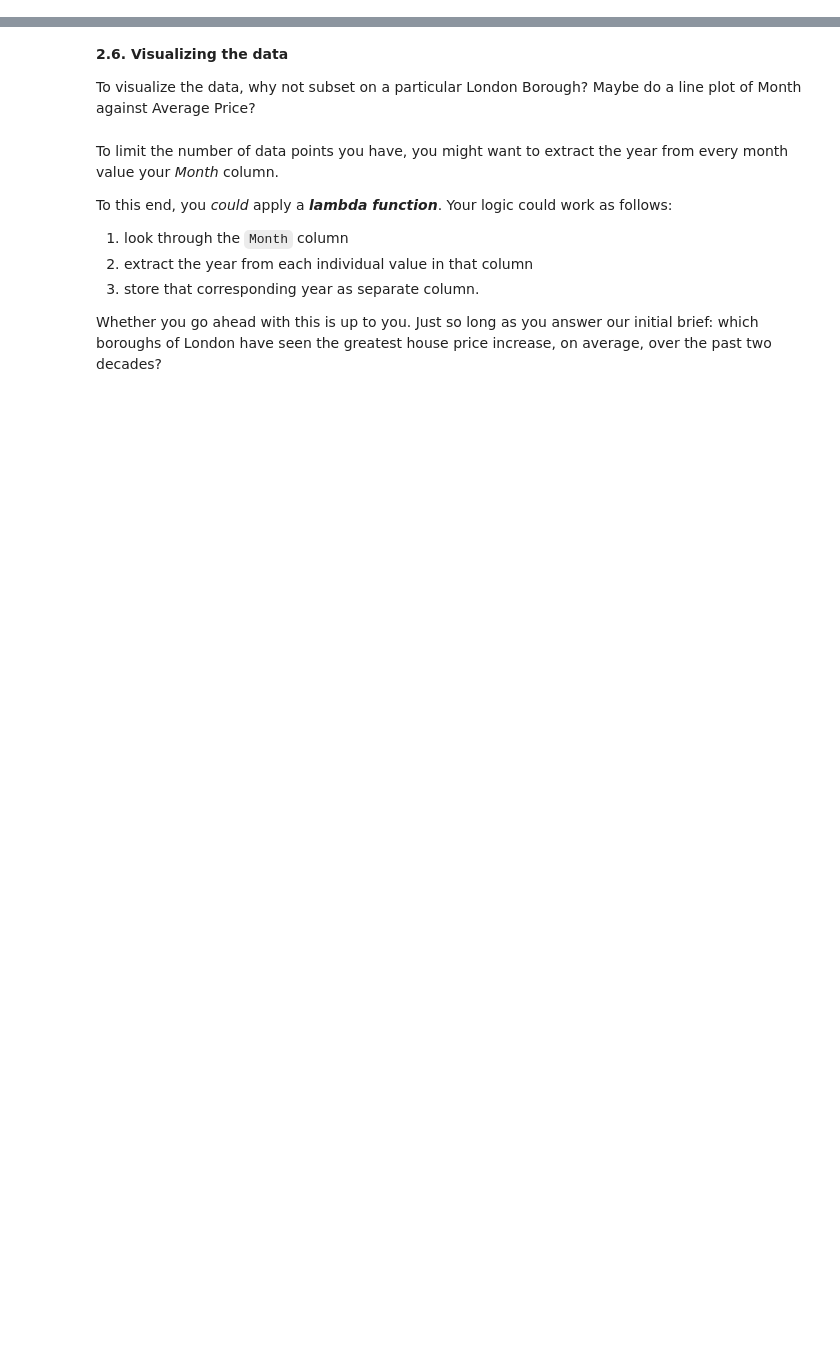
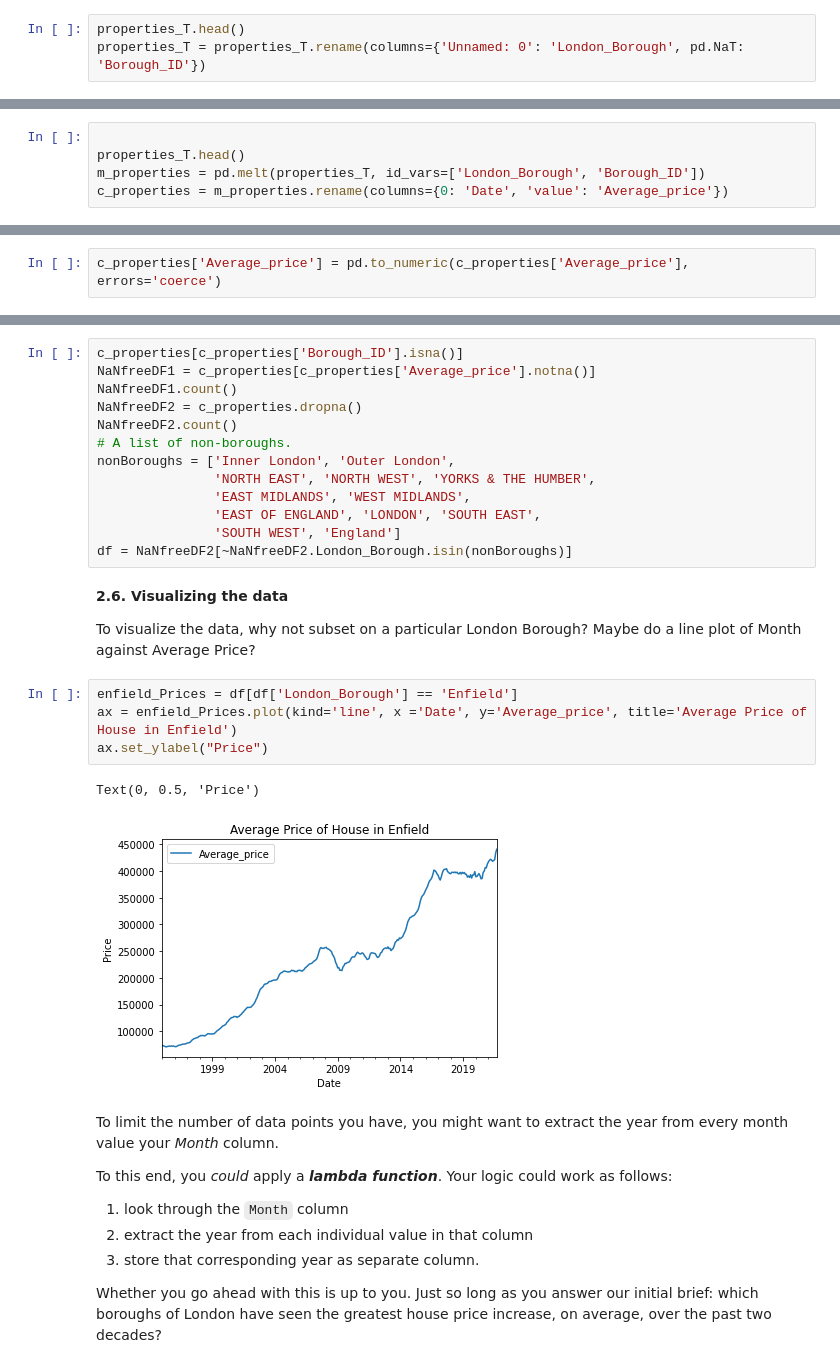
Before and after one commit to lruizarce/SB_Cap1, a Jupyter notebook: Unit 4 Challenge - Tier 3.ipynb, the cells around one changed output, grey strips where cells are left out. Cells and saved outputs as stored; diff of their text form; blank space fills up the shorter version.

Commit message:
finished Ploting and visuals

```diff
--- a/Unit 4 Challenge - Tier 3.ipynb
+++ b/Unit 4 Challenge - Tier 3.ipynb
@@ -137,24 +127,54 @@ df.reset_index
 **2.3. Cleaning the data (part 2)**
 
 You might we have to **rename** a couple columns. How do you do this? The clue's pretty bold...
+# %%
+properties_T.head()
+properties_T = properties_T.rename(columns={'Unnamed: 0': 'London_Borough', pd.NaT: 'Borough_ID'})
 # %% [markdown]
 **2.4.Transforming the data**
 
 Remember what Wes McKinney said about tidy data?
 
 You might need to **melt** your DataFrame here.
+# %%
+
+properties_T.head()
+m_properties = pd.melt(properties_T, id_vars=['London_Borough', 'Borough_ID'])
+c_properties = m_properties.rename(columns={0: 'Date', 'value': 'Average_price'})
 # %% [markdown]
 Remember to make sure your column data types are all correct. Average prices, for example, should be floating point numbers...
+# %%
+c_properties['Average_price'] = pd.to_numeric(c_properties['Average_price'], errors='coerce')
 # %% [markdown]
 **2.5. Cleaning the data (part 3)**
 
 Do we have an equal number of observations in the ID, Average Price, Month, and London Borough columns? Remember that there are only 32 London Boroughs. How many entries do you have in that column?
 
 Check out the contents of the London Borough column, and if you find null values, get rid of them however you see fit.
+# %%
+c_properties[c_properties['Borough_ID'].isna()]
+NaNfreeDF1 = c_properties[c_properties['Average_price'].notna()]
+NaNfreeDF1.count()
+NaNfreeDF2 = c_properties.dropna()
+NaNfreeDF2.count()
+# A list of non-boroughs.
+nonBoroughs = ['Inner London', 'Outer London',
+               'NORTH EAST', 'NORTH WEST', 'YORKS & THE HUMBER',
+               'EAST MIDLANDS', 'WEST MIDLANDS',
+               'EAST OF ENGLAND', 'LONDON', 'SOUTH EAST',
+               'SOUTH WEST', 'England']
+df = NaNfreeDF2[~NaNfreeDF2.London_Borough.isin(nonBoroughs)]
 # %% [markdown]
 **2.6. Visualizing the data**
 
 To visualize the data, why not subset on a particular London Borough? Maybe do a line plot of Month against Average Price?
+# %%
+enfield_Prices = df[df['London_Borough'] == 'Enfield']
+ax = enfield_Prices.plot(kind='line', x ='Date', y='Average_price', title='Average Price of House in Enfield')
+ax.set_ylabel("Price")
+# %% [output]
+Text(0, 0.5, 'Price')
+[figure, added]
 # %% [markdown]
 To limit the number of data points you have, you might want to extract the year from every month value your *Month* column.
 
```
Also changed, not shown: parts of 8 cells of this notebook.
